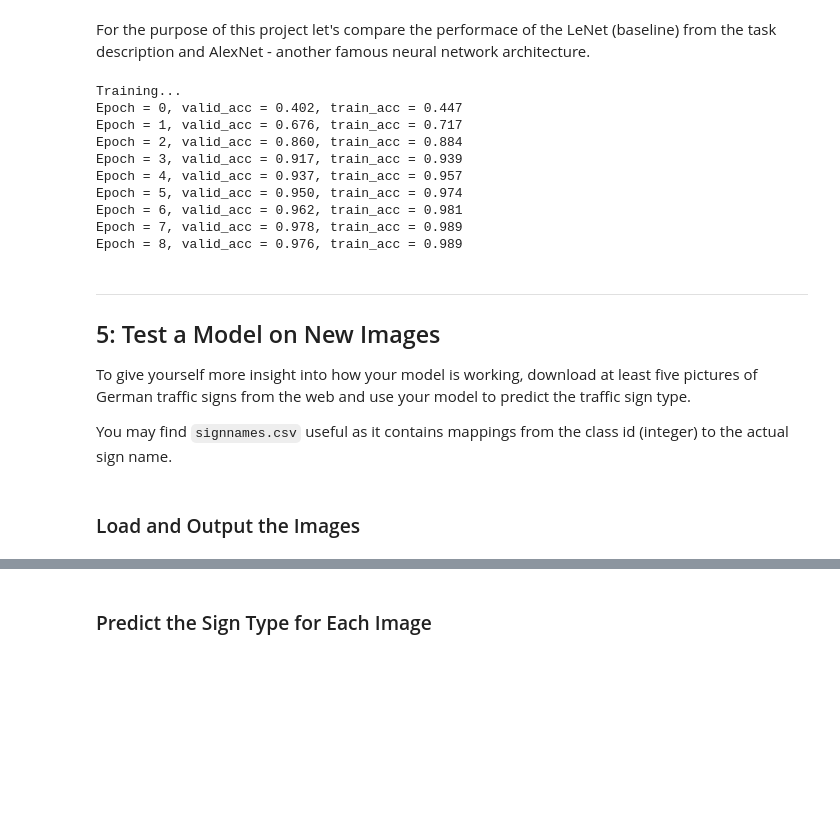
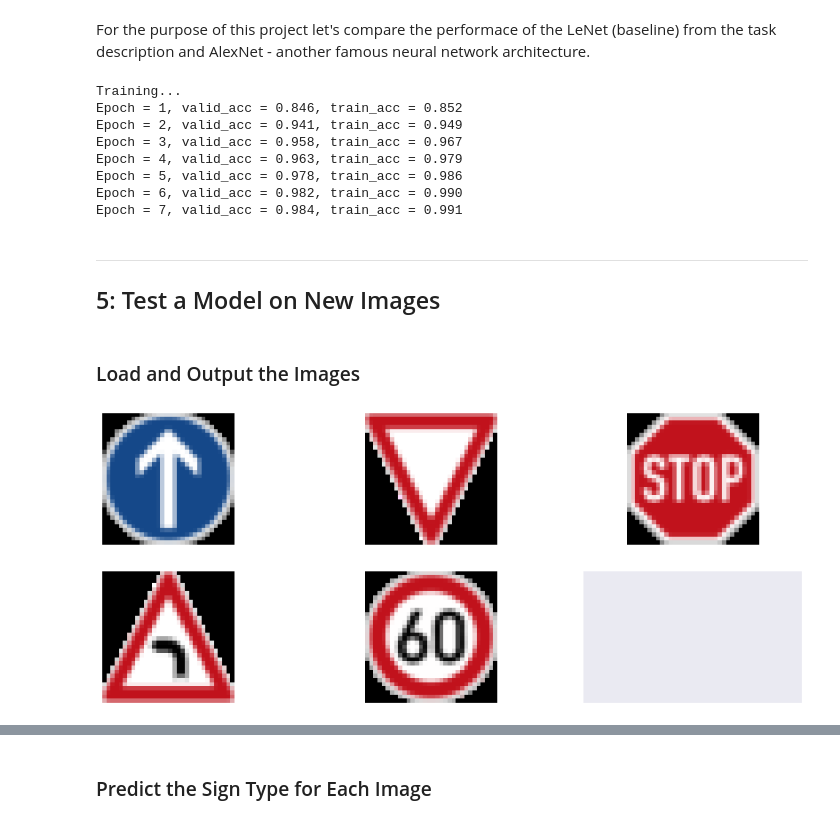
Before and after one commit to joekidd/CarND-Traffic-Sign-Classifier-Project, a Jupyter notebook: Traffic_Sign_Classifier.ipynb, the cells around one changed output, grey strips where cells are left out. Cells and saved outputs as stored; diff of their text form; code cells hidden in the pictures; blank space fills up the shorter version.

```diff
--- a/Traffic_Sign_Classifier.ipynb
+++ b/Traffic_Sign_Classifier.ipynb
@@ -316,6 +242,8 @@ X_test = (X_test - np.full(X_test.shape, 128, dtype='float32'))/128
 For the purpose of this project let's compare the performace of the LeNet (baseline) from the task description and AlexNet - another famous neural network architecture.
 # %%
 from tensorflow.contrib.layers import flatten
+
+conv_layers = []
 
 def conv2d(x, f_size, no_filters, stride, name, mu = 0, sigma = 0.1, padding='VALID'):
     no_channels = int(x.get_shape()[-1])
@@ -329,7 +257,10 @@ def conv2d(x, f_size, no_filters, stride, name, mu = 0, sigma = 0.1, padding='VA
         biases = tf.Variable(tf.zeros(no_filters), name="biases")
         conv = tf.nn.conv2d(x, weights, strides = [1, stride, stride, 1], padding = padding) + biases
 
-        return tf.nn.relu(conv, name = scope.name)
+        relu = tf.nn.relu(conv, name = scope.name)
+        conv_layers.append(relu)
+
+        return relu
 
 
 def fc(x, ins, outs, name, is_relu=True, mu = 0, sigma = 0.1):
@@ -352,42 +283,43 @@ def lrn(x, radius, alpha, beta, name, bias=1.0):
 def MyNet(x, keep_prob, mu = 0, sigma = 0.1):
 
     # Layer 1: Convolution
-    conv1 = conv2d(x, 6, 16, 1, 'conv1')
+    conv1 = conv2d(x, 7, 24, 1, 'conv1')
     conv1 = tf.nn.max_pool(conv1, ksize=[1, 2, 2, 1], strides=[1, 2, 2, 1], padding='VALID')
     conv1 = lrn(conv1, 2, 2e-05, 0.75, name = 'norm1')
 
     # Layer 2: Convolution
-    conv2 = conv2d(conv1, 4, 48, 1, 'conv2')
+    conv2 = conv2d(conv1, 3, 32, 1, 'conv2')
+
     # Layer 3: Convolution
-    conv3 = conv2d(conv2, 4, 48, 1, 'conv3')
+    conv3 = conv2d(conv2, 3, 32, 1, 'conv3')
     conv3 = tf.nn.max_pool(conv3, ksize=[1, 2, 2, 1], strides=[1, 2, 2, 1], padding='VALID')
-    conv3 = lrn(conv3, 2, 2e-05, 0.75, name = 'norm2')
+    conv3 = lrn(conv3, 2, 2e-05, 0.75, name = 'norm3')
 
     # Flatten
     fc0 = flatten(conv3)
     fc0 = tf.nn.dropout(fc0, keep_prob)
 
     # Layer 3: Fully Connected
-    fc1 = fc(fc0, 432, 256, 'fc1')
+    fc1 = fc(fc0, 512, 512, 'fc1')
     fc1 = tf.nn.dropout(fc1, keep_prob)
 
     # Layer 4: Fully Connected
-    fc2 = fc(fc1, 256, 256, 'fc2')
+    fc2 = fc(fc1, 512, 512, 'fc2')
     fc2 = tf.nn.dropout(fc2, keep_prob)
 
-    fc3 = fc(fc2, 256, 128, 'fc3')
-    fc3 = tf.nn.dropout(fc3, keep_prob)
+    #fc3 = fc(fc2, 256, 128, 'fc3')
+    #fc3 = tf.nn.dropout(fc3, keep_prob)
 
     # Layer 6: Fully Connected
-    return fc(fc3, 128, 43, 'logits', False)
+    return fc(fc2, 512, 43, 'logits', False)
 # %%
-x = tf.placeholder(tf.float32, (None, 32, 32, 3))
+x = tf.placeholder(tf.float32, (None, 32, 32, 1))
 y = tf.placeholder(tf.int32, (None))
 keep_prob = tf.placeholder(tf.float32)
 one_hot_y = tf.one_hot(y, 43)
 # %%
 rate = 0.001
-EPOCHS = 15
+EPOCHS = 10
 BATCH_SIZE = 128
 # %%
 logits = MyNet(x, keep_prob)
@@ -431,7 +363,7 @@ with tf.Session(config=tf.ConfigProto(log_device_placement=True)) as sess:
         validation_accuracy = evaluate(X_valid, y_valid)
         training_accuracy = evaluate(X_train, y_train)
         sys.stdout.write('Epoch = {}, valid_acc = {:0.3f}, train_acc = {:0.3f}'.format(
-            i, validation_accuracy, training_accuracy)
+            i + 1, validation_accuracy, training_accuracy)
         )
         sys.stdout.flush()
         training_acc.append(training_accuracy)
@@ -443,22 +375,16 @@ with tf.Session(config=tf.ConfigProto(log_device_placement=True)) as sess:
     print("Model saved")
 # %% [output]
 Training...
-Epoch = 0, valid_acc = 0.402, train_acc = 0.447
-Epoch = 1, valid_acc = 0.676, train_acc = 0.717
-Epoch = 2, valid_acc = 0.860, train_acc = 0.884
-Epoch = 3, valid_acc = 0.917, train_acc = 0.939
-Epoch = 4, valid_acc = 0.937, train_acc = 0.957
-Epoch = 5, valid_acc = 0.950, train_acc = 0.974
-Epoch = 6, valid_acc = 0.962, train_acc = 0.981
-Epoch = 7, valid_acc = 0.978, train_acc = 0.989
-Epoch = 8, valid_acc = 0.976, train_acc = 0.989
+Epoch = 1, valid_acc = 0.846, train_acc = 0.852
+Epoch = 2, valid_acc = 0.941, train_acc = 0.949
+Epoch = 3, valid_acc = 0.958, train_acc = 0.967
+Epoch = 4, valid_acc = 0.963, train_acc = 0.979
+Epoch = 5, valid_acc = 0.978, train_acc = 0.986
+Epoch = 6, valid_acc = 0.982, train_acc = 0.990
+Epoch = 7, valid_acc = 0.984, train_acc = 0.991
-# %% [markdown]
----
-
-## 5: Test a Model on New Images
-
-To give yourself more insight into how your model is working, download at least five pictures of German traffic signs from the web and use your model to predict the traffic sign type.
-
-You may find `signnames.csv` useful as it contains mappings from the class id (integer) to the actual sign name.
+# %% [markdown]
+---
+
+## 5: Test a Model on New Images
 # %% [markdown]
 ### Load and Output the Images
@@ -467,0 +391,12 @@ You may find `signnames.csv` useful as it contains mappings from the class id (i
+# %%
+test_images_labels = [35, 13, 14, 19, 3]
+test_images = []
+
+for i in range(1, 6):
+    image = scipy.misc.imread("testing/{}.png".format(i))
+    image_resized = scipy.misc.imresize(image, (32, 32))
+    image_no_alpha = image_resized[:,:,:3]
+    test_images.append(image_no_alpha)
+show_images(test_images, row=2, col=3, is_index=False)
+# %% [output]
+[figure, added]
```
Also changed, not shown: parts of 37 cells of this notebook, 1 other file.
